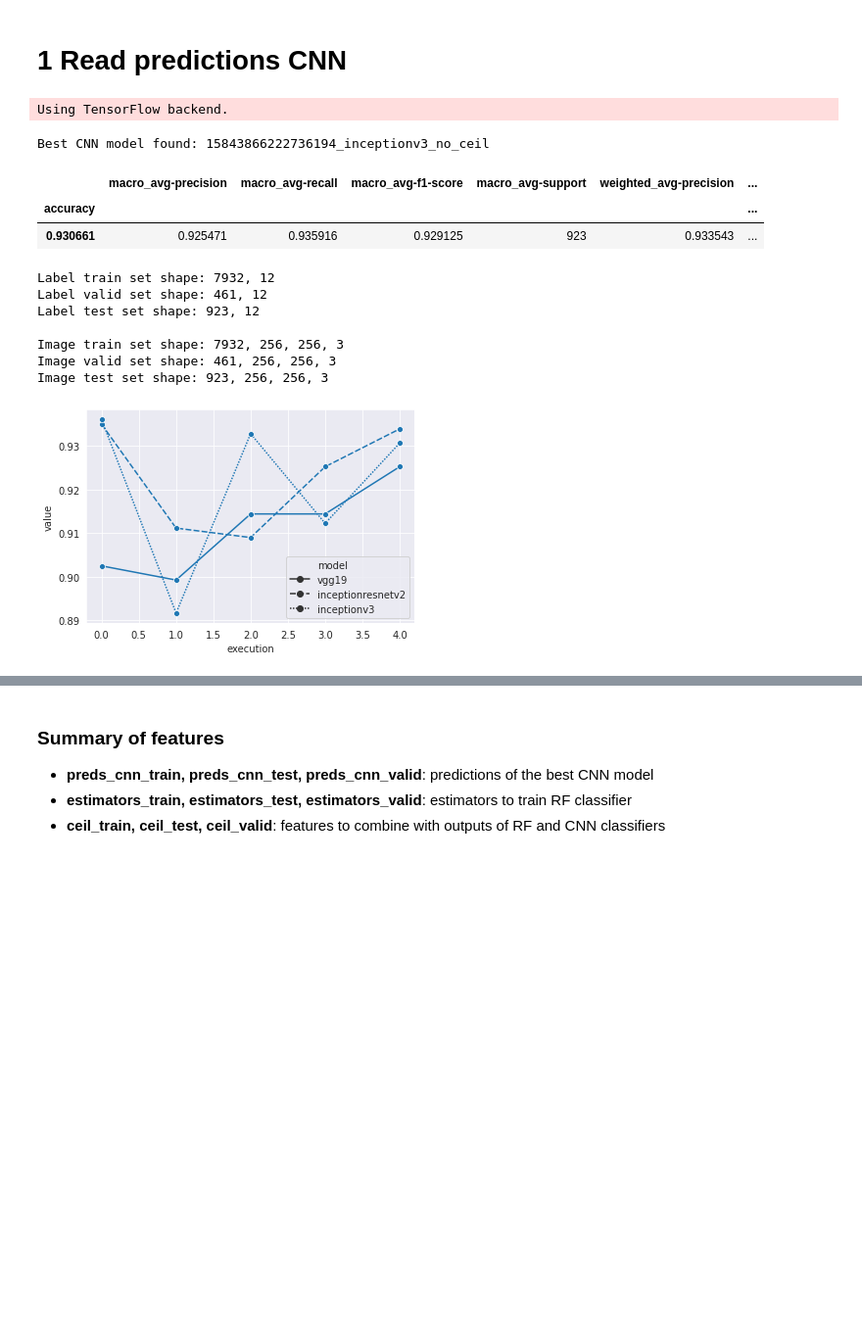
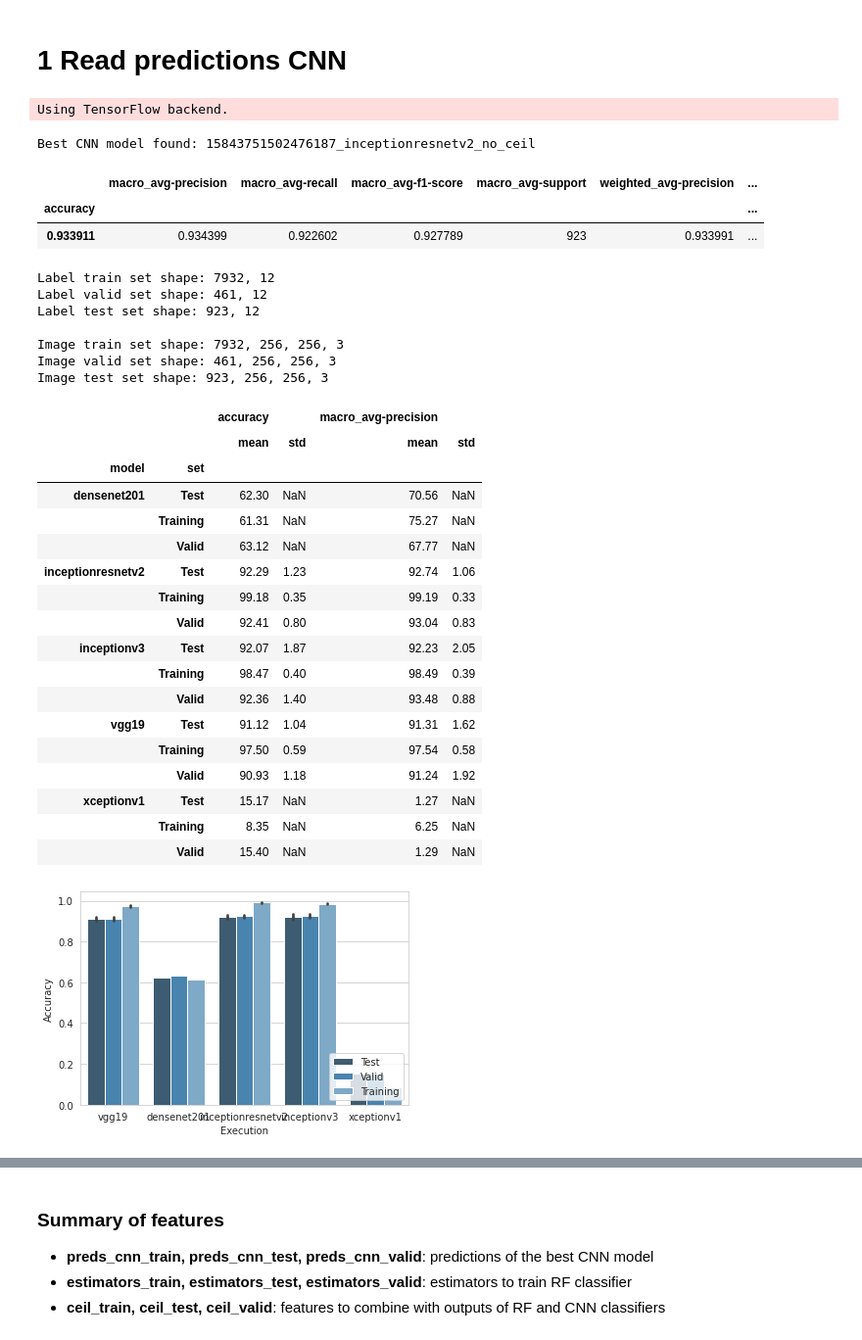
Before and after one commit to jahuerta92/cnn-prob-ensemble, a Jupyter notebook: 2_classification_experiments.ipynb, the cells around one changed output, grey strips where cells are left out. Shown: that part at 98% size. Saved outputs shown, nothing was run; the diff lists cells and outputs as text; code cells hidden in the pictures; blank space fills up the shorter version.

```diff
--- a/2_classification_experiments.ipynb
+++ b/2_classification_experiments.ipynb
@@ -32,7 +32,7 @@ parameters_rf = {'n_estimators':list(range(100,1600,100))}
 
 
 ##############################################################
-# Obtaining best CNN execution (in validation set)
+# Obtaining best CNN execution (in training set)
 ##############################################################
 
 summary_files = [each for each in os.listdir(PATH) if each.endswith('_summary_acc.csv')]
@@ -42,8 +42,12 @@ df = pd.concat((pd.read_csv(os.path.join(PATH, f)).assign(file = f).assign(model
                 assign(set = re.search('[0-9]_+(.+?)_summary_acc.csv', f.replace("no_ceil_", "")).group(1).split("_")[1]) for f in summary_files))
 
 # Extracting validation results to find best execution
-df_val = df[df["set"] == "valid"]
-best_exec_acc_val = df_val[df_val["accuracy"] == max(df_val["accuracy"])]
+# df_val = df[df["set"] == "valid"]
+
+df_train = df[df["set"] == "train"]
+
+
+best_exec_acc_val = df_train[df_train["macro_avg-precision"] == max(df_train["macro_avg-precision"])]
 file_best_exec = best_exec_acc_val["file"][0]
 file_best_exec_id = re.search('(.+?)_[a-z]+_summary_acc.csv', file_best_exec).group(1)
 
@@ -58,16 +62,39 @@ df['execution'] = df.groupby(['model', 'set']).cumcount()
 df['execution'].astype('int32')
 df_melt = pd.melt(df[df["set"] == "test"], id_vars=['model',  'execution'], value_vars=['accuracy'])
 
-sns.set_style("darkgrid")
-ax = sns.lineplot(x="execution", y="value", data=df_melt, estimator=None, style="model",  markers=["o", "o", "o"])
+#sns.set_style("darkgrid")
+#ax = sns.lineplot(x="execution", y="value", data=df_melt, estimator=None, style="model",  markers=["o", "o", "o"])
 
+#sns.set_style("darkgrid")
+sns.set_style("whitegrid")
+#ax = sns.lineplot(x="execution", y="value", data=df_melt, estimator=None, style="model",  markers=["o", "o", "o"])
+
+ax2 = sns.barplot(x="execution", y="value", hue="model", data=df_melt, palette="Blues_d")
+ax2.set(xlabel='Execution', ylabel='Test accuracy')
+ax2.legend(loc=4)
+
+ax2.figure.savefig("plots/1_cnn_comparison_barplot.pdf", dpi=300)
+
+
+plt.clf()
+
+df['set'] = df['set'].map({'test': "Test", 'train': "Training", 'valid':"Valid"})
+#sns.set_style("darkgrid")
+sns.set_style("whitegrid")
+#ax = sns.lineplot(x="execution", y="value", data=df_melt, estimator=None, style="model",  markers=["o", "o", "o"])
+
+ax3 = sns.barplot(x="model", y="accuracy", hue="set", data=df, palette="Blues_d")
+ax3.set(xlabel='Execution', ylabel='Accuracy')
+ax3.legend(loc=4)
+
+ax3.figure.savefig("plots/1_cnn_comparison_set_barplot.pdf", dpi=300)
 
 
 ##############################################################
 # Reading indices of the best CNN execution
 ##############################################################
 # Reading indices of the best CNN execution
-indices_file = file_best_exec.replace("valid_summary_acc.csv", "indices.pickle")
+indices_file = file_best_exec.replace("train_summary_acc.csv", "indices.pickle")
 with open(os.path.join(PATH,indices_file), 'rb') as f:
     in_train, in_valid, in_test  = pickle.load(f)
 
@@ -75,7 +102,7 @@ with open(os.path.join(PATH,indices_file), 'rb') as f:
 # Reading predictions of the best CNN execution
 ##############################################################
 # Reading predictions of the best CNN execution
-preds_file = file_best_exec.replace("valid_summary_acc.csv", "preds.csv")
+preds_file = file_best_exec.replace("train_summary_acc.csv", "preds.csv")
 preds_cnn_train = pd.read_csv(os.path.join(PATH, "%s_train_preds.csv" % file_best_exec_id), index_col=0)
 preds_cnn_test = pd.read_csv(os.path.join(PATH, "%s_test_preds.csv" % file_best_exec_id), index_col=0)
 preds_cnn_valid = pd.read_csv(os.path.join(PATH, "%s_valid_preds.csv" % file_best_exec_id), index_col=0)
@@ -95,6 +122,10 @@ test_summary_data_cnn = pd.read_csv(os.path.join(PATH, "%s_test_summary_acc.csv"
 print("Best CNN model found: %s" % file_best_exec_id)
 display(test_summary_data_cnn)
 
+latex_table_summary = pd.DataFrame(test_summary_data_cnn).transpose().round(2).to_latex(os.path.join("plots", "2_cnn_metrics_table.tex"))
+
+#with open(os.path.join("plots", "2_cnn_metrics_table.tex"),'w') as tf:
+#    tf.write(latex_table_summary)
 # Reading data and applying indices
 
 data = load_data_with_indices("data/",
@@ -110,33 +141,57 @@ estimators_train.drop(["ceil.height0", "ceil.height1",
               "ceil.layers"], axis=1)
 estimators_test = data['features'][-1]
 estimators_test.drop(["ceil.height0", "ceil.height1",
              "ceil.height2", "ceil.depth0",
              "ceil.depth1", "ceil.depth2",
              "ceil.layers"], axis=1)
 
 
 img_train, ceil_train, y_train= data['train']
 img_test, ceil_test, y_test= data['test']
 
 y_train = data['label_encoder'].inverse_transform(data['train'][-1])
 
 y_test = data['label_encoder'].inverse_transform(data['test'][-1])
 
 
 preds_cnn_train_hot = encoder.transform(preds_cnn_train)
 preds_cnn_valid_hot = encoder.transform(preds_cnn_valid)
 preds_cnn_test_hot = encoder.transform(preds_cnn_test)
+
+statistics_cnn = df[['accuracy', 'macro_avg-precision', 'model', 'set']].groupby(['model', 'set']).agg(['mean', 'std'])
+
+statistics_cnn.round(4).to_latex(os.path.join("plots", "3_cnn_statistics.tex"))
+
+display(statistics_cnn.round(4)*100)
 # %% [output]
 Using TensorFlow backend.
-Best CNN model found: 15843866222736194_inceptionv3_no_ceil
+Best CNN model found: 15843751502476187_inceptionresnetv2_no_ceil
 |  | macro_avg-precision | macro_avg-recall | macro_avg-f1-score | macro_avg-support | weighted_avg-precision | ... |
 | accuracy |  |  |  |  |  | ... |
-| 0.930661 | 0.925471 | 0.935916 | 0.929125 | 923 | 0.933543 | ... |
+| 0.933911 | 0.934399 | 0.922602 | 0.927789 | 923 | 0.933991 | ... |
 Label train set shape: 7932, 12
 Label valid set shape: 461, 12
 Label test set shape: 923, 12
 
 Image train set shape: 7932, 256, 256, 3
 Image valid set shape: 461, 256, 256, 3
 Image test set shape: 923, 256, 256, 3
+|  |  | accuracy |  | macro_avg-precision |  |
+|  |  | mean | std | mean | std |
+| model | set |  |  |  |  |
+| densenet201 | Test | 62.30 | NaN | 70.56 | NaN |
+|  | Training | 61.31 | NaN | 75.27 | NaN |
+|  | Valid | 63.12 | NaN | 67.77 | NaN |
+| inceptionresnetv2 | Test | 92.29 | 1.23 | 92.74 | 1.06 |
+|  | Training | 99.18 | 0.35 | 99.19 | 0.33 |
+|  | Valid | 92.41 | 0.80 | 93.04 | 0.83 |
+| inceptionv3 | Test | 92.07 | 1.87 | 92.23 | 2.05 |
+|  | Training | 98.47 | 0.40 | 98.49 | 0.39 |
+|  | Valid | 92.36 | 1.40 | 93.48 | 0.88 |
+| vgg19 | Test | 91.12 | 1.04 | 91.31 | 1.62 |
+|  | Training | 97.50 | 0.59 | 97.54 | 0.58 |
+|  | Valid | 90.93 | 1.18 | 91.24 | 1.92 |
+| xceptionv1 | Test | 15.17 | NaN | 1.27 | NaN |
+|  | Training | 8.35 | NaN | 6.25 | NaN |
+|  | Valid | 15.40 | NaN | 1.29 | NaN |
-[figure, old version]
+[figure, new version]
```
Also changed, not shown: parts of 13 cells of this notebook, 7 other files.
